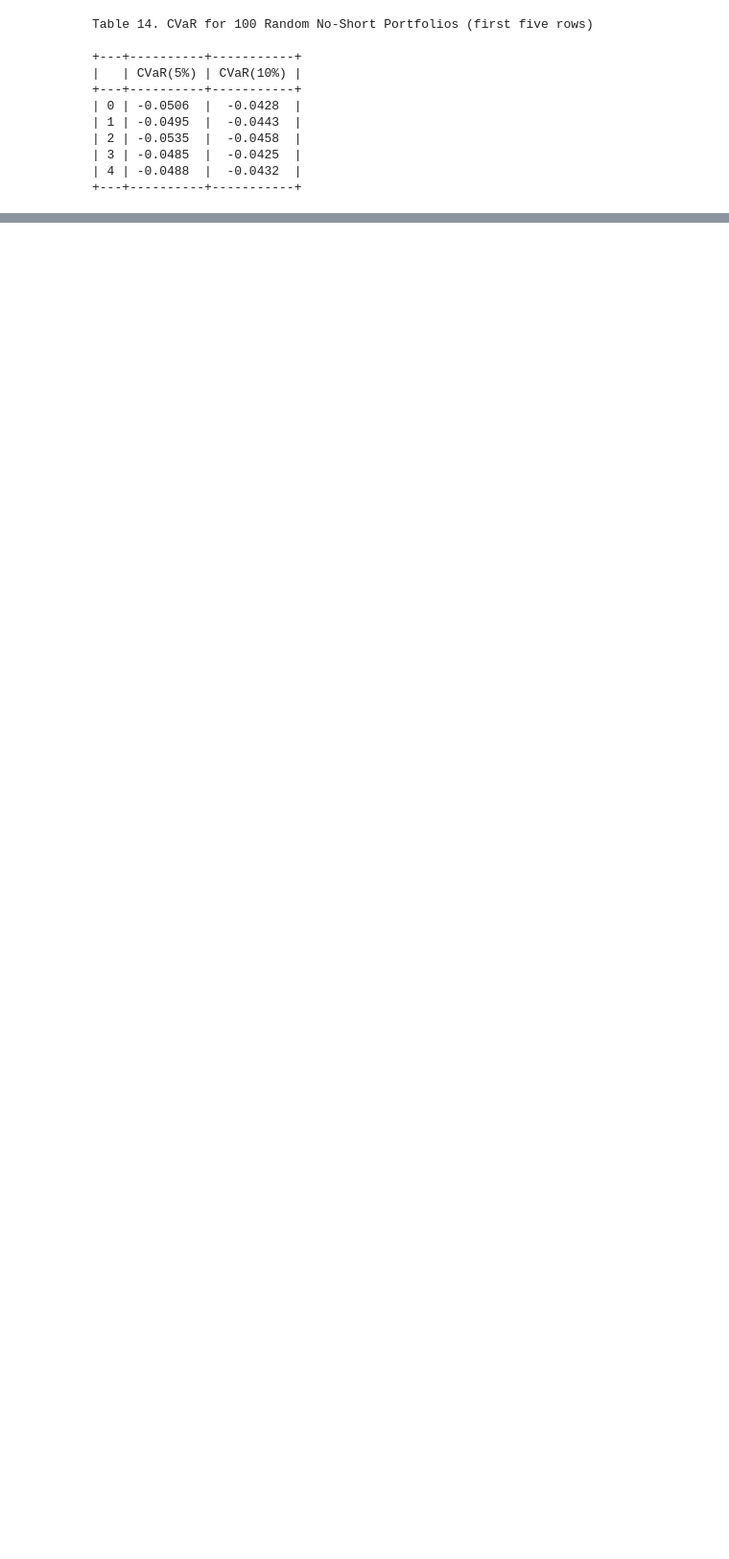
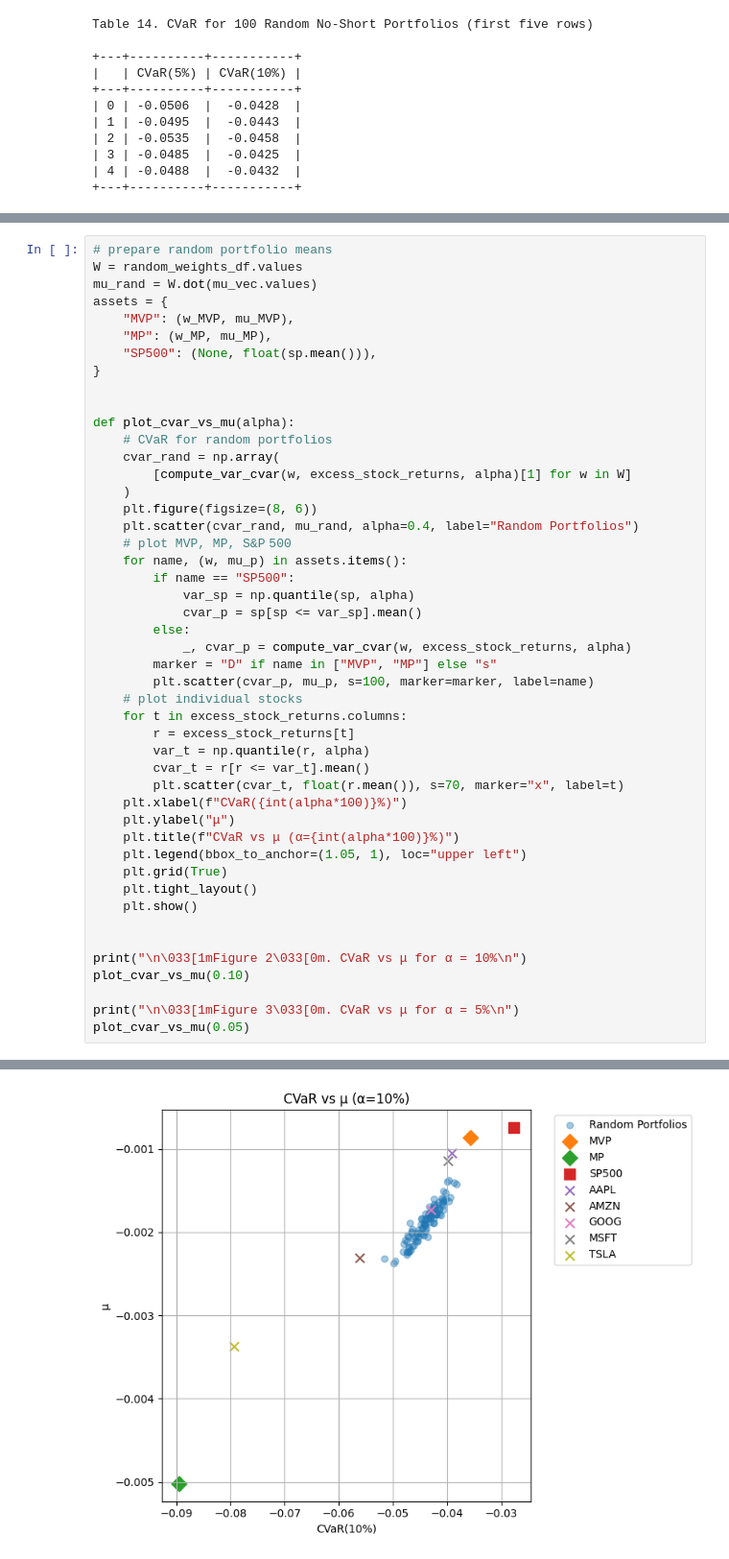
Before and after one commit to toribiodiego/EID-378-Finance, a Jupyter notebook: PS03.ipynb, the cells around one changed output, grey strips where cells are left out. Shown at 96% size. Cells and saved outputs as stored; diff of their text form; blank space fills up the shorter version.

```diff
--- a/PS03.ipynb
+++ b/PS03.ipynb
@@ -717,0 +722,48 @@ Table 14. CVaR for 100 Random No‑Short Portfolios (first five rows)
+# %%
+# prepare random portfolio means
+W = random_weights_df.values
+mu_rand = W.dot(mu_vec.values)
+assets = {
+    "MVP": (w_MVP, mu_MVP),
+    "MP": (w_MP, mu_MP),
+    "SP500": (None, float(sp.mean())),
+}
+
+
+def plot_cvar_vs_mu(alpha):
+    # CVaR for random portfolios
+    cvar_rand = np.array(
+        [compute_var_cvar(w, excess_stock_returns, alpha)[1] for w in W]
+    )
+    plt.figure(figsize=(8, 6))
+    plt.scatter(cvar_rand, mu_rand, alpha=0.4, label="Random Portfolios")
+    # plot MVP, MP, S&P 500
+    for name, (w, mu_p) in assets.items():
+        if name == "SP500":
+            var_sp = np.quantile(sp, alpha)
+            cvar_p = sp[sp <= var_sp].mean()
+        else:
+            _, cvar_p = compute_var_cvar(w, excess_stock_returns, alpha)
+        marker = "D" if name in ["MVP", "MP"] else "s"
+        plt.scatter(cvar_p, mu_p, s=100, marker=marker, label=name)
+    # plot individual stocks
+    for t in excess_stock_returns.columns:
+        r = excess_stock_returns[t]
+        var_t = np.quantile(r, alpha)
+        cvar_t = r[r <= var_t].mean()
+        plt.scatter(cvar_t, float(r.mean()), s=70, marker="x", label=t)
+    plt.xlabel(f"CVaR({int(alpha*100)}%)")
+    plt.ylabel("μ")
+    plt.title(f"CVaR vs μ (α={int(alpha*100)}%)")
+    plt.legend(bbox_to_anchor=(1.05, 1), loc="upper left")
+    plt.grid(True)
+    plt.tight_layout()
+    plt.show()
+
+
+print("\n\033[1mFigure 2\033[0m. CVaR vs μ for α = 10%\n")
+plot_cvar_vs_mu(0.10)
+
+print("\n\033[1mFigure 3\033[0m. CVaR vs μ for α = 5%\n")
+plot_cvar_vs_mu(0.05)
+# %% [output]
@@ -717,0 +771 @@ Table 14. CVaR for 100 Random No‑Short Portfolios (first five rows)
+[figure, added]
```
Also changed, not shown: parts of 2 cells of this notebook.
